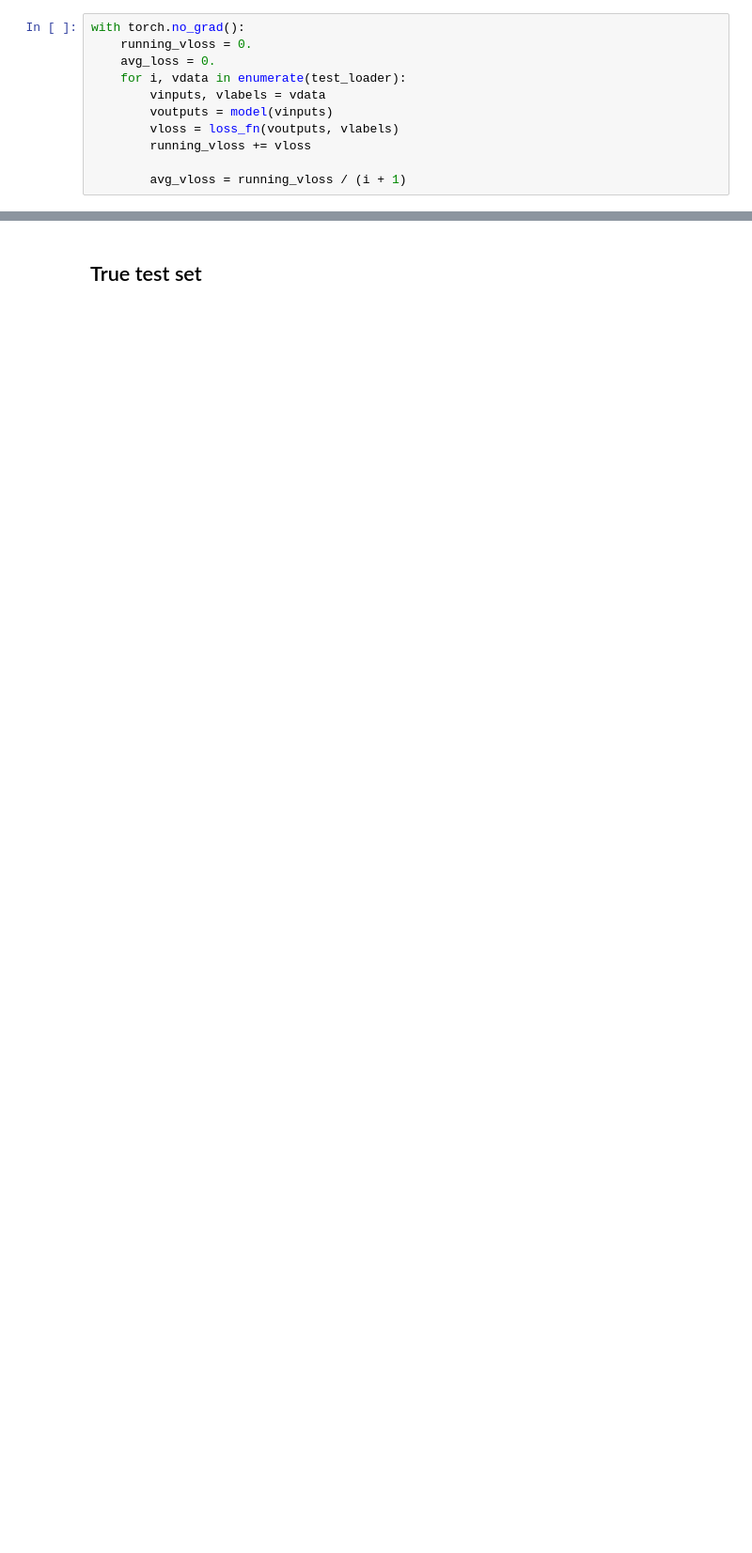
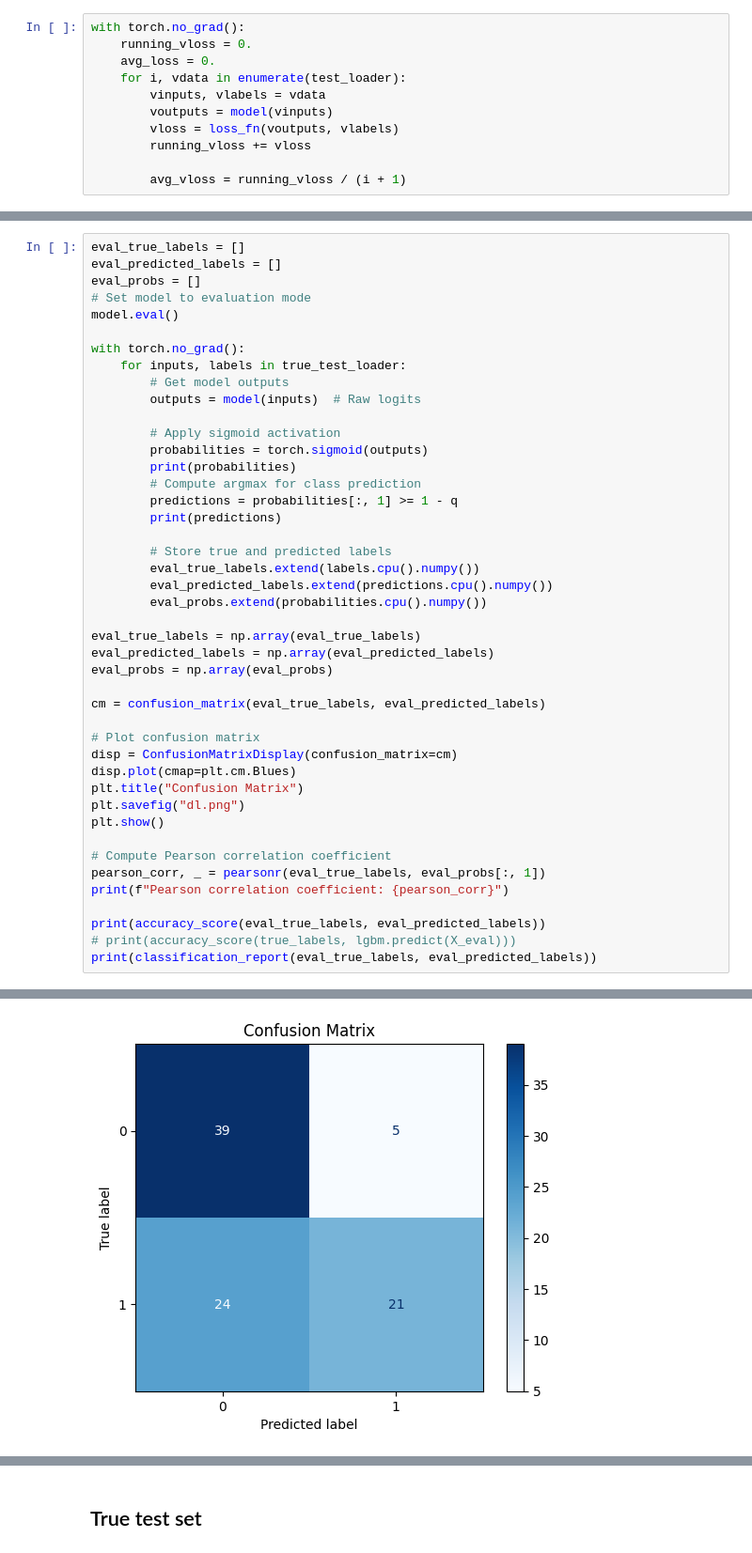
Before and after one commit to kerrianlc/rag, a Jupyter notebook: simple_classifier.ipynb, the cells around one changed output, grey strips where cells are left out. Shown at 94% size. Drawn from its saved outputs; the diff is of its cells as text; blank space fills up the shorter version.

```diff
--- a/simple_classifier.ipynb
+++ b/simple_classifier.ipynb
@@ -337,0 +391,45 @@ Kendall's tau correlation: -0.01731691937766617
+# %%
+eval_true_labels = []
+eval_predicted_labels = []
+eval_probs = []
+# Set model to evaluation mode
+model.eval()
+
+with torch.no_grad():
+    for inputs, labels in true_test_loader:
+        # Get model outputs
+        outputs = model(inputs)  # Raw logits
+
+        # Apply sigmoid activation
+        probabilities = torch.sigmoid(outputs)
+        print(probabilities)
+        # Compute argmax for class prediction
+        predictions = probabilities[:, 1] >= 1 - q
+        print(predictions)
+
+        # Store true and predicted labels
+        eval_true_labels.extend(labels.cpu().numpy())
+        eval_predicted_labels.extend(predictions.cpu().numpy())
+        eval_probs.extend(probabilities.cpu().numpy())
+
+eval_true_labels = np.array(eval_true_labels)
+eval_predicted_labels = np.array(eval_predicted_labels)
+eval_probs = np.array(eval_probs)
+
+cm = confusion_matrix(eval_true_labels, eval_predicted_labels)
+
+# Plot confusion matrix
+disp = ConfusionMatrixDisplay(confusion_matrix=cm)
+disp.plot(cmap=plt.cm.Blues)
+plt.title("Confusion Matrix")
+plt.savefig("dl.png")
+plt.show()
+
+# Compute Pearson correlation coefficient
+pearson_corr, _ = pearsonr(eval_true_labels, eval_probs[:, 1])
+print(f"Pearson correlation coefficient: {pearson_corr}")
+
+print(accuracy_score(eval_true_labels, eval_predicted_labels))
+# print(accuracy_score(true_labels, lgbm.predict(X_eval)))
+print(classification_report(eval_true_labels, eval_predicted_labels))
+# %% [output]
@@ -337,0 +453 @@ Kendall's tau correlation: -0.01731691937766617
+[figure, added]
```
Also changed, not shown: parts of 19 cells of this notebook, 1 other file.
